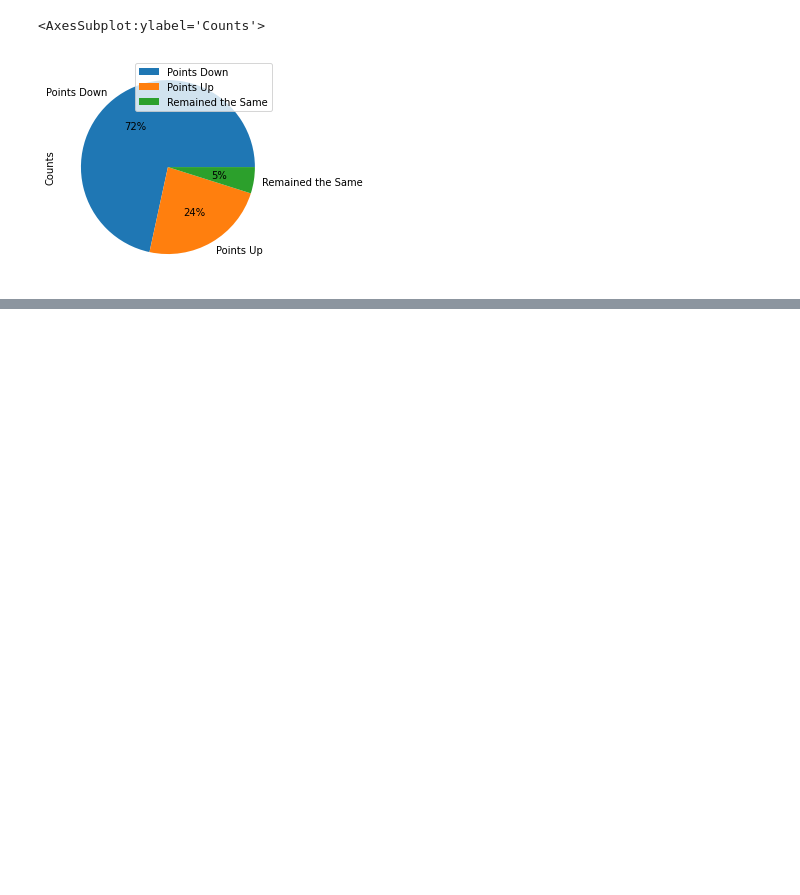
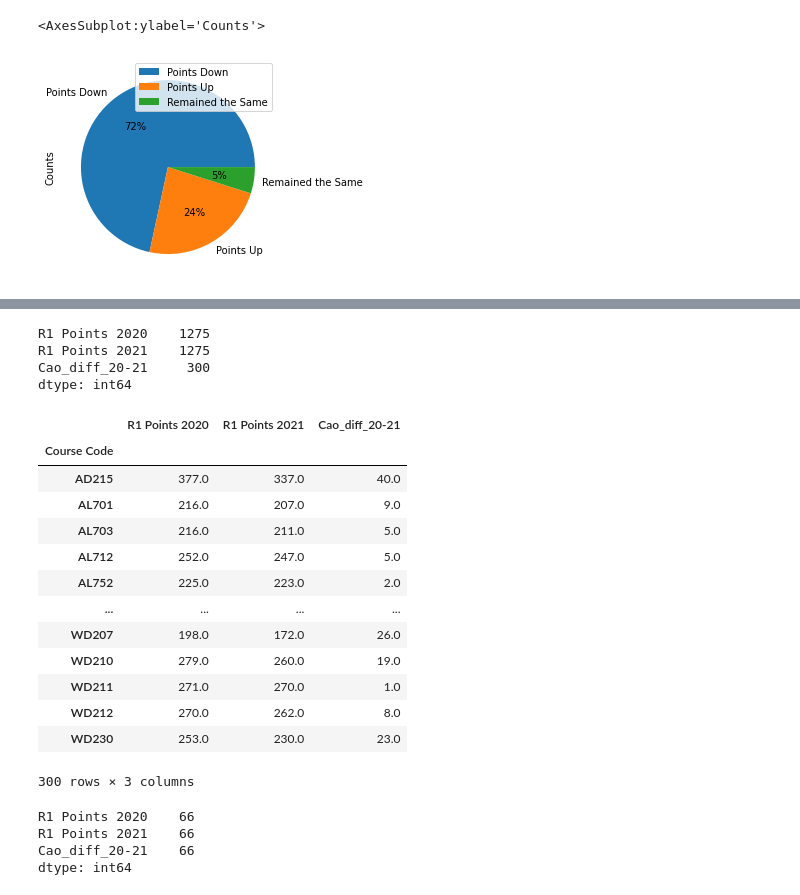
Before and after one commit to Cossie01/Fundamentals-of-Data-Analysis-Assessment, a Jupyter notebook: cao.ipynb, the cells around one changed output, grey strips where cells are left out. Drawn from its saved outputs; the diff is of its cells as text; code cells hidden in the pictures; blank space fills up the shorter version.

```diff
--- a/cao.ipynb
+++ b/cao.ipynb
@@ -1357,0 +1351,7 @@ allcourses1=pd.DataFrame(allcourses, columns=['R1 Points 2019', 'R1 Points 2020'
+# %%
+#New df for getting the difference between the 2019 & 2020
+allcourses3=pd.DataFrame(allcourses, columns=['R1 Points 2020', 'R1 Points 2021']) #bringing in the requested columns
+# %%
+allcourses3= allcourses3[allcourses3.loc[:]!=0].dropna() #drops the rows where 0 was on both years
+
+print("Given Dataframe :\n", allcourses3)
@@ -1357,0 +1375,3 @@ allcourses1=pd.DataFrame(allcourses, columns=['R1 Points 2019', 'R1 Points 2020'
+# %%
+allcourses3['Cao_diff_20-21'] = allcourses3['R1 Points 2020'] - allcourses3['R1 Points 2021'].astype(int) #creating the new column that shows the quantity difference between 2020 and 2021.
+print("\nDifference of R1 Points 2020 and R1 Points 2021 :\n", allcourses3)
@@ -1357,0 +1405,31 @@ allcourses1=pd.DataFrame(allcourses, columns=['R1 Points 2019', 'R1 Points 2020'
+# %%
+allcourses3[allcourses3 >0].count() #Shows that 300 courses went down in Cao points
+# %% [output]
+R1 Points 2020    1275
+R1 Points 2021    1275
+Cao_diff_20-21     300
+dtype: int64
+# %%
+allcourses3[allcourses3.iloc[:,2]> 0] #Showing the actually courses that went down in points for 2021
+# %% [output]
+|  | R1 Points 2020 | R1 Points 2021 | Cao_diff_20-21 |
+| Course Code |  |  |  |
+| AD215 | 377.0 | 337.0 | 40.0 |
+| AL701 | 216.0 | 207.0 | 9.0 |
+| AL703 | 216.0 | 211.0 | 5.0 |
+| AL712 | 252.0 | 247.0 | 5.0 |
+| AL752 | 225.0 | 223.0 | 2.0 |
+| ... | ... | ... | ... |
+| WD207 | 198.0 | 172.0 | 26.0 |
+| WD210 | 279.0 | 260.0 | 19.0 |
+| WD211 | 271.0 | 270.0 | 1.0 |
+| WD212 | 270.0 | 262.0 | 8.0 |
+| WD230 | 253.0 | 230.0 | 23.0 |
+300 rows × 3 columns
+# %%
+allcourses3[allcourses3.iloc[:,2]== 0].count() #66 Courses remained the same
+# %% [output]
+R1 Points 2020    66
+R1 Points 2021    66
+Cao_diff_20-21    66
+dtype: int64
```
Also changed, not shown: parts of 24 cells of this notebook, 13 other files.
